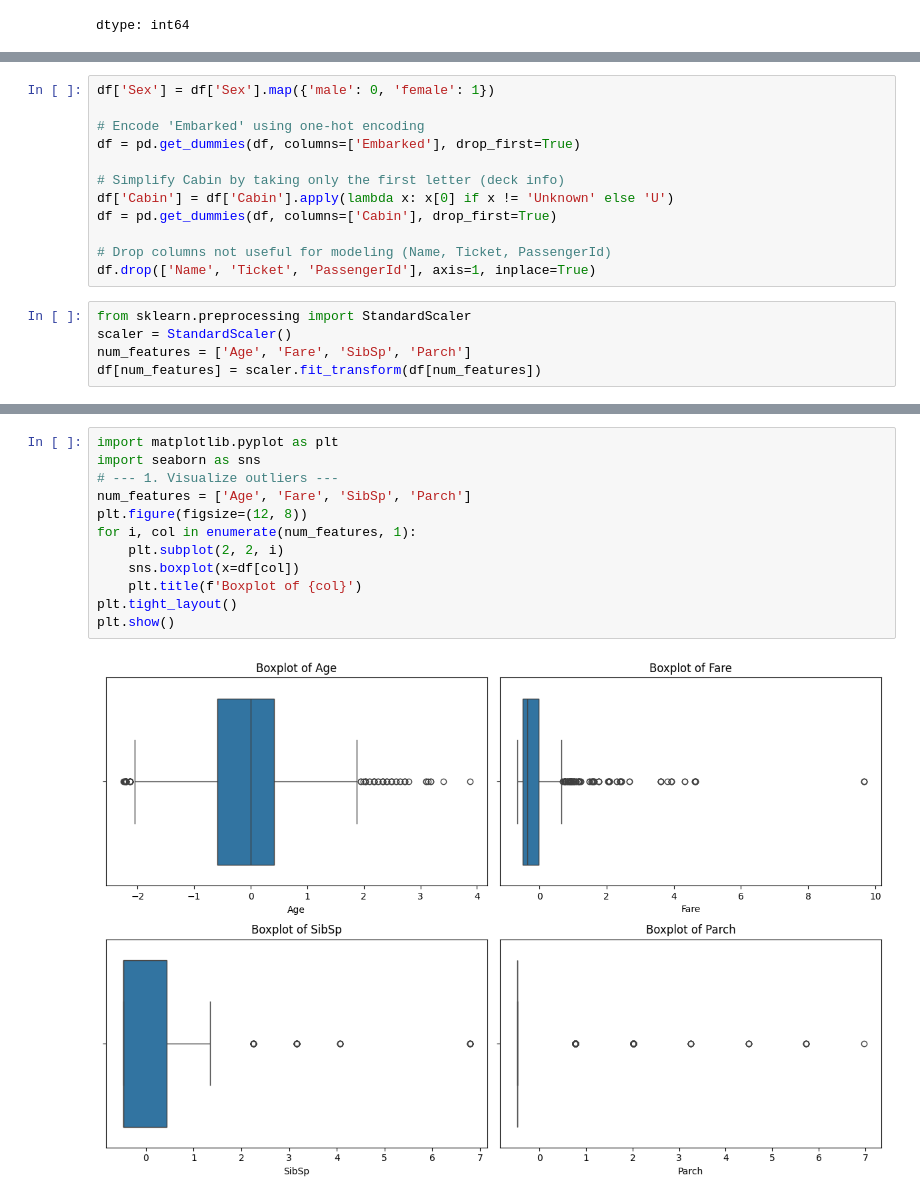
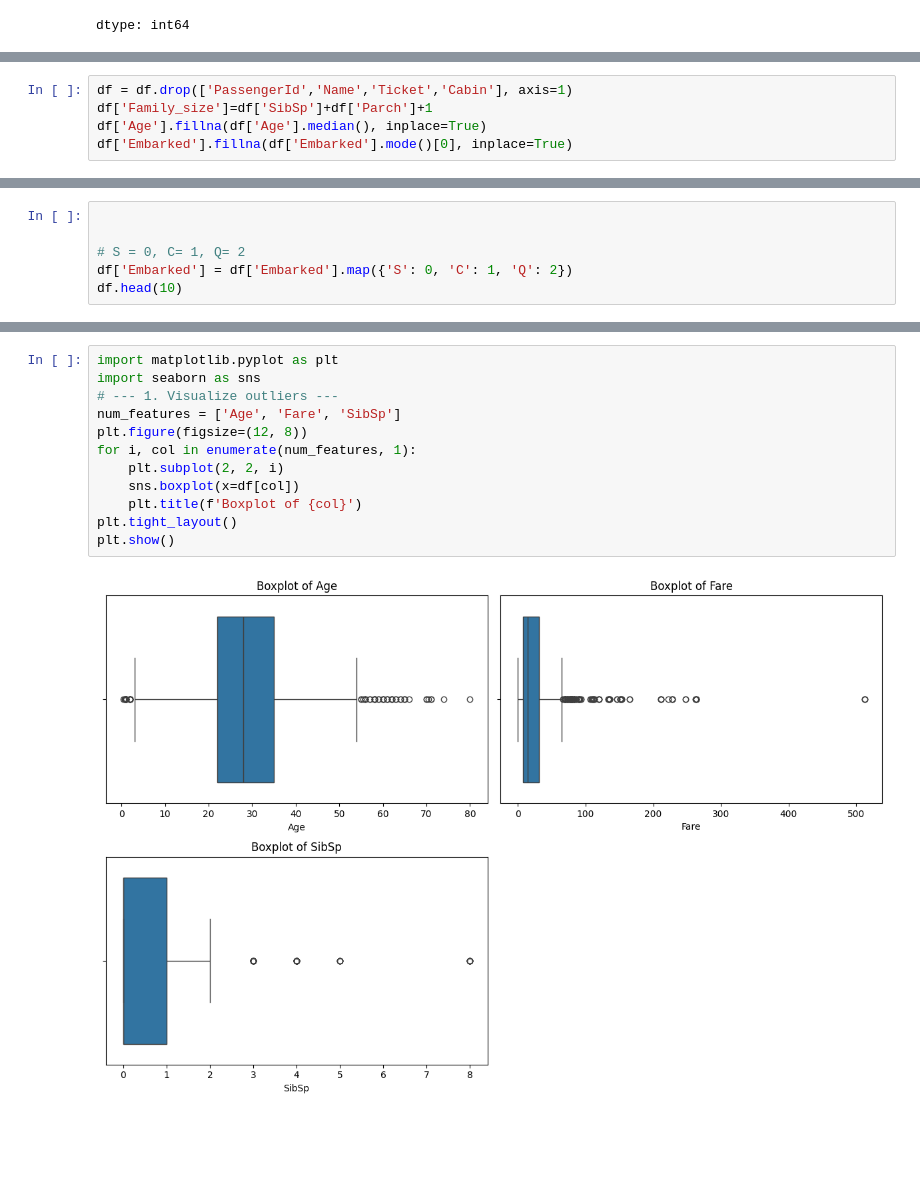
Before and after one commit to Hemasrikallam/Task1, a Jupyter notebook: titanic.ipynb, the cells around one changed output, grey strips where cells are left out. Drawn from its saved outputs; the diff is of its cells as text; blank space fills up the shorter version.

```diff
--- a/titanic.ipynb
+++ b/titanic.ipynb
@@ -109,17 +66,5 @@ For example, when doing 'df[col].method(value, inplace=True)', try using 'df.met
-# %%
-df['Sex'] = df['Sex'].map({'male': 0, 'female': 1})
-
-# Encode 'Embarked' using one-hot encoding
-df = pd.get_dummies(df, columns=['Embarked'], drop_first=True)
-
-# Simplify Cabin by taking only the first letter (deck info)
-df['Cabin'] = df['Cabin'].apply(lambda x: x[0] if x != 'Unknown' else 'U')
-df = pd.get_dummies(df, columns=['Cabin'], drop_first=True)
-
-# Drop columns not useful for modeling (Name, Ticket, PassengerId)
-df.drop(['Name', 'Ticket', 'PassengerId'], axis=1, inplace=True)
-# %%
-from sklearn.preprocessing import StandardScaler
-scaler = StandardScaler()
-num_features = ['Age', 'Fare', 'SibSp', 'Parch']
-df[num_features] = scaler.fit_transform(df[num_features])
+# %%
+df = df.drop(['PassengerId','Name','Ticket','Cabin'], axis=1)
+df['Family_size']=df['SibSp']+df['Parch']+1
+df['Age'].fillna(df['Age'].median(), inplace=True)
+df['Embarked'].fillna(df['Embarked'].mode()[0], inplace=True)
@@ -125,0 +84,6 @@ df[num_features] = scaler.fit_transform(df[num_features])
+# %%
+
+
+# S = 0, C= 1, Q= 2
+df['Embarked'] = df['Embarked'].map({'S': 0, 'C': 1, 'Q': 2})
+df.head(10)
@@ -126,17 +128,17 @@ df[num_features] = scaler.fit_transform(df[num_features])
 # %%
 import matplotlib.pyplot as plt
 import seaborn as sns
 # --- 1. Visualize outliers ---
-num_features = ['Age', 'Fare', 'SibSp', 'Parch']
+num_features = ['Age', 'Fare', 'SibSp']
 plt.figure(figsize=(12, 8))
 for i, col in enumerate(num_features, 1):
     plt.subplot(2, 2, i)
     sns.boxplot(x=df[col])
     plt.title(f'Boxplot of {col}')
 plt.tight_layout()
 plt.show()
 # %% [output]
-[figure, old version]
+[figure, new version]
 # %%
 # --- 2. Remove outliers using IQR method ---
 def remove_outliers_iqr(data, cols):
```
Also changed, not shown: parts of 7 cells of this notebook.
